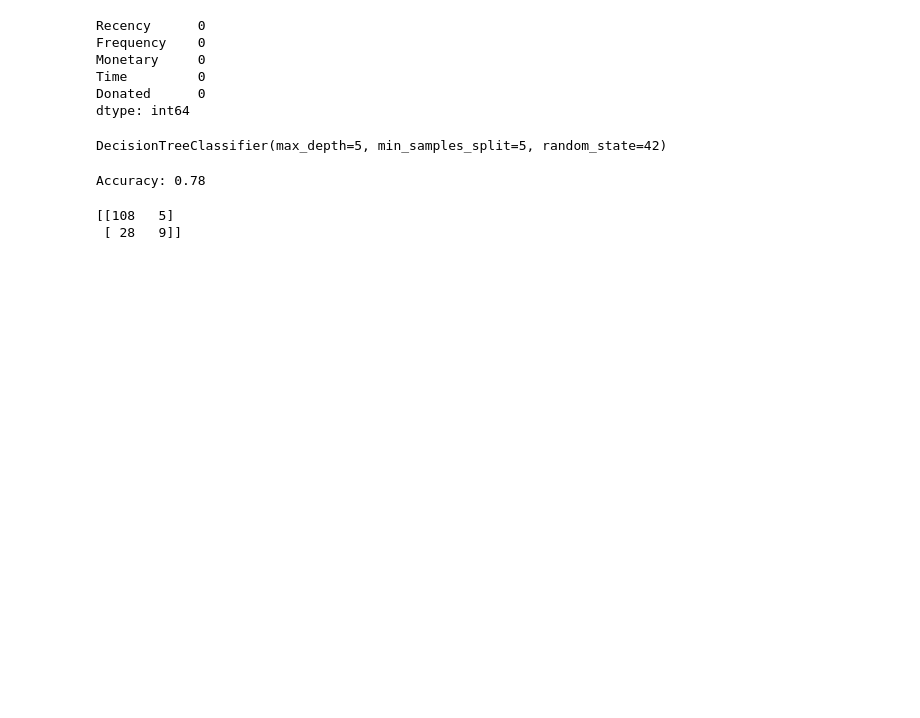
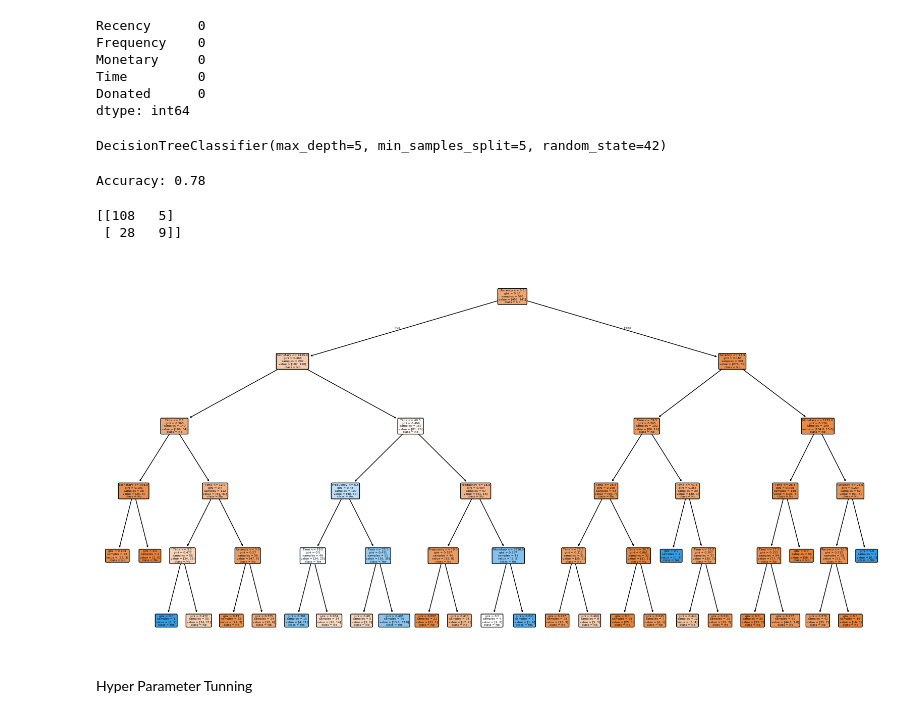
Before and after one commit to Mustufaa/Machinelearning, a Jupyter notebook: Regression/Decisiontree.ipynb, the cells around one changed output. Cells and saved outputs as stored; diff of their text form; code cells hidden in the pictures; blank space fills up the shorter version.

```diff
--- a/Regression/Decisiontree.ipynb
+++ b/Regression/Decisiontree.ipynb
@@ -61,7 +61,11 @@ print(confusion_matrix(y_test,ypred))
 [[108   5]
  [ 28   9]]
 # %%
-plt.figure(figsize=(12,12))
+plt.figure(figsize=(20,10))
 
 tree.plot_tree(clf,filled=True,rounded=True,class_names=['No','Yes'],feature_names=X.columns)
-plt.
+plt.show()
+# %% [output]
+[figure, added]
+# %% [markdown]
+Hyper Parameter Tunning
```
Also changed, not shown: parts of 2 cells of this notebook, 3 other files.
